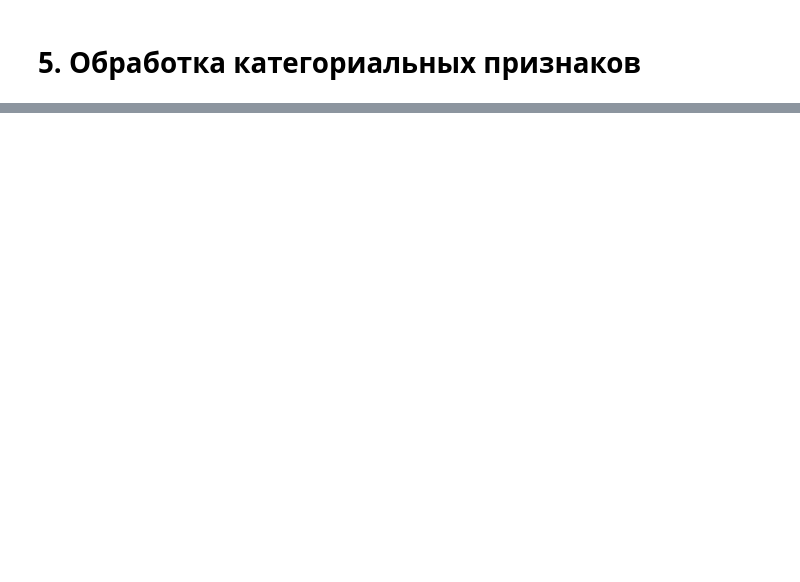
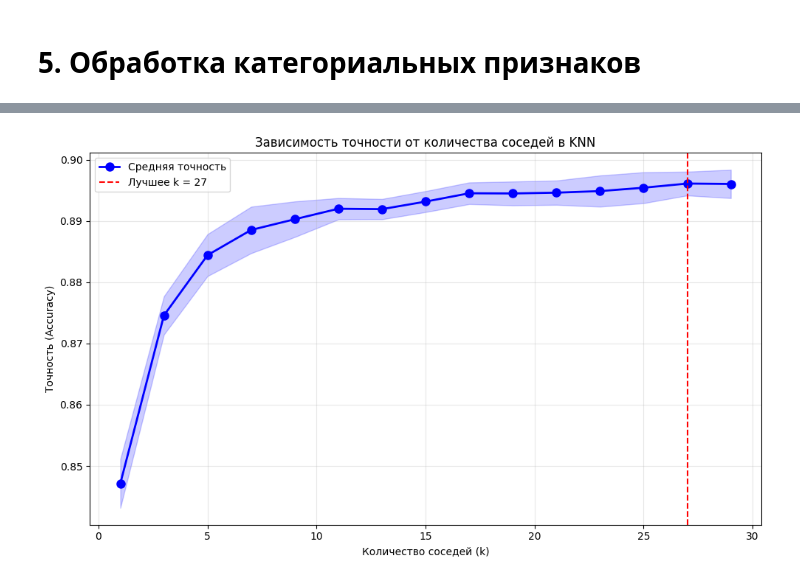
Before and after one commit to Akimov52/Machine-Learning, a Jupyter notebook: Bank_Marketing.ipynb, the cells around one changed output, grey strips where cells are left out. Saved outputs shown, nothing was run; the diff lists cells and outputs as text; code cells hidden in the pictures; blank space fills up the shorter version.

```diff
--- a/Bank_Marketing.ipynb
+++ b/Bank_Marketing.ipynb
@@ -130,13 +79,0 @@ plt.tight_layout()
-# %%
-data = data_raw.copy()
-data['y_bin'] = data['y'].map({'yes':1,'no':0})
-
-for col in ['job', 'education', 'marital', 'contact', 'poutcome']:
-    plt.figure(figsize = (8, 4))
-    grp = data.groupby(col)['y_bin'].agg(['mean', 'count']).sort_values('count', ascending = False).head(15)
-    grp = grp.reset_index()
-    sns.barplot(x = 'mean', y = col, data = grp)
-    plt.xlabel('Доля yes (вероятность подписки)')
-    plt.title(f'Доля подписавшихся по {col} (top 15 по объёму)')
-    plt.xlim(0, grp['mean'].max()*1.1)
-    plt.tight_layout()
@@ -577,0 +464,85 @@ True Positives (469) — корректно предсказанные "yes".
+# %%
+print("="*60)
+print("ОЦЕНКА МОДЕЛИ И ПОДБОР ГИПЕРПАРАМЕТРА K")
+print("="*60)
+
+# 1. Матрица рассогласования для базовой модели
+print("\n1. Матрица рассогласования (Confusion Matrix) для k=5:")
+cm = confusion_matrix(y_test, y_test_pred)
+print("                Предсказано")
+print("                 No    Yes")
+print(f"Фактически No  [{cm[0,0]:4d}  {cm[0,1]:4d}]")
+print(f"           Yes [{cm[1,0]:4d}  {cm[1,1]:4d}]")
+
+# Расчет метрик из матрицы
+TN, FP, FN, TP = cm.ravel()
+print(f"\nМетрики из матрицы:")
+print(f"  True Negative (TN): {TN} - правильно предсказали 'нет'")
+print(f"  False Positive (FP): {FP} - ложно предсказали 'да' (ошибка I рода)")
+print(f"  False Negative (FN): {FN} - ложно предсказали 'нет' (ошибка II рода)")
+print(f"  True Positive (TP): {TP} - правильно предсказали 'да'")
+print(f"\n  Accuracy: {(TP+TN)/(TP+TN+FP+FN):.3f}")
+print(f"  Precision (для 'yes'): {TP/(TP+FP) if (TP+FP)>0 else 0:.3f}")
+print(f"  Recall (для 'yes'): {TP/(TP+FN) if (TP+FN)>0 else 0:.3f}")
+
+# 2. Подбор оптимального k с кросс-валидацией
+print("\n" + "-"*50)
+print("2. ПОДБОР ОПТИМАЛЬНОГО КОЛИЧЕСТВА СОСЕДЕЙ (k)")
+print("-"*50)
+
+# Создаем сетку параметров
+param_grid = {'n_neighbors': list(range(1, 31, 2))}  # Нечетные k от 1 до 29
+
+# Используем стратифицированную кросс-валидацию
+grid_search = GridSearchCV(KNeighborsClassifier(weights='distance', n_jobs=-1), param_grid, cv=5, scoring='accuracy', n_jobs=-1, verbose=0)
+
+print("  Запуск GridSearchCV (k от 1 до 29)...")
+grid_search.fit(X_train_scaled, y_train)
+
+print(f"\n  Лучший параметр: k = {grid_search.best_params_['n_neighbors']}")
+print(f"  Лучшая точность (кросс-валидация): {grid_search.best_score_:.3f}")
+
+# 3. Визуализация зависимости точности от k
+print("\n3. Визуализация: Точность vs Количество соседей (k)")
+
+# Получаем результаты GridSearch
+results = grid_search.cv_results_
+mean_scores = results['mean_test_score']
+std_scores = results['std_test_score']
+k_values = param_grid['n_neighbors']
+
+plt.figure(figsize=(10, 6))
+plt.plot(k_values, mean_scores, 'bo-', linewidth=2, markersize=8, label='Средняя точность')
+plt.fill_between(k_values, mean_scores - std_scores, mean_scores + std_scores, alpha=0.2, color='blue')
+plt.axvline(x=grid_search.best_params_['n_neighbors'], color='red', linestyle='--', label=f'Лучшее k = {grid_search.best_params_["n_neighbors"]}')
+plt.xlabel('Количество соседей (k)')
+plt.ylabel('Точность (Accuracy)')
+plt.title('Зависимость точности от количества соседей в KNN')
+plt.grid(True, alpha=0.3)
+plt.legend()
+plt.tight_layout()
+plt.show()
+
+# 4. Оценка лучшей модели на тестовой выборке
+print("\n4. Оценка лучшей модели на тестовой выборке:")
+best_knn = grid_search.best_estimator_
+y_test_best_pred = best_knn.predict(X_test_scaled)
+y_test_best_proba = best_knn.predict_proba(X_test_scaled)[:, 1]
+
+print(f"  Оптимальное k: {grid_search.best_params_['n_neighbors']}")
+print(f"  Точность на тесте: {accuracy_score(y_test, y_test_best_pred):.3f}")
+
+# Детальный отчет
+print("\n5. Детальный отчет классификации (лучшая модель):")
+print(classification_report(y_test, y_test_best_pred, target_names=['No (0)', 'Yes (1)']))
+
+# Матрица рассогласования для лучшей модели
+print("\n6. Матрица рассогласования (лучшая модель):")
+cm_best = confusion_matrix(y_test, y_test_best_pred)
+print("                Предсказано")
+print("                 No    Yes")
+print(f"Фактически No  [{cm_best[0,0]:4d}  {cm_best[0,1]:4d}]")
+print(f"           Yes [{cm_best[1,0]:4d}  {cm_best[1,1]:4d}]")
+
+print("\n✓ Оптимальный гиперпараметр найден и оценен")
+# %% [output]
@@ -577,0 +566 @@ True Positives (469) — корректно предсказанные "yes".
+[figure, added]
```
Also changed, not shown: parts of 45 cells of this notebook.
